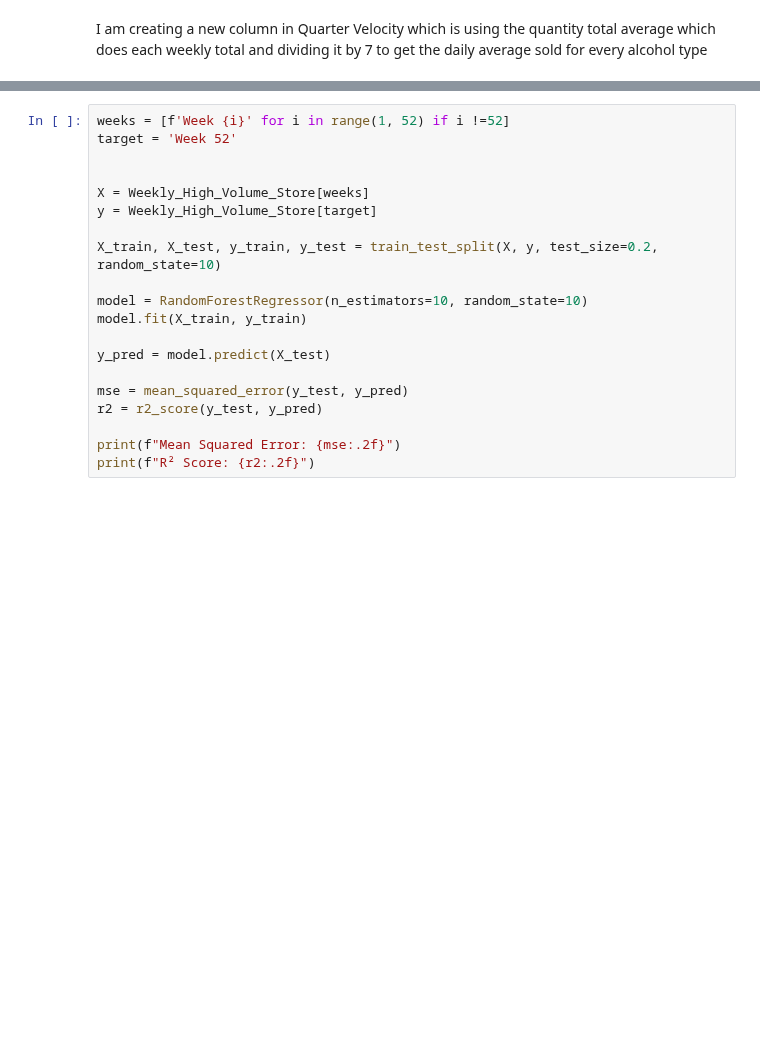
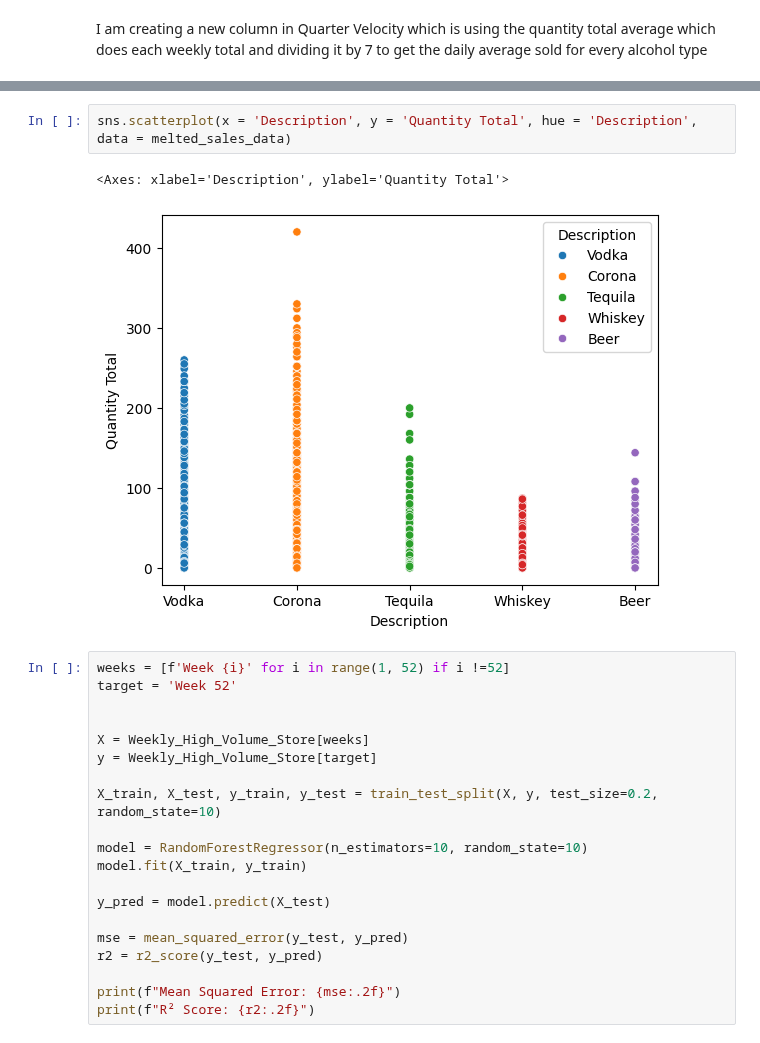
Before and after one commit to alexkardan/ABS-Visualizations, a Jupyter notebook: ABS_Weekly_data.ipynb, the cells around one changed output, grey strips where cells are left out. Saved outputs shown, nothing was run; the diff lists cells and outputs as text; blank space fills up the shorter version.

```diff
--- a/ABS_Weekly_data.ipynb
+++ b/ABS_Weekly_data.ipynb
@@ -404,3 +497,8 @@ fig.show()
+# %%
+sns.scatterplot(x = 'Description', y = 'Quantity Total', hue = 'Description', data = melted_sales_data)
+# %% [output]
+<Axes: xlabel='Description', ylabel='Quantity Total'>
+[figure, added]
 # %%
 weeks = [f'Week {i}' for i in range(1, 52) if i !=52]
 target = 'Week 52'
```
Also changed, not shown: parts of 30 cells of this notebook.
